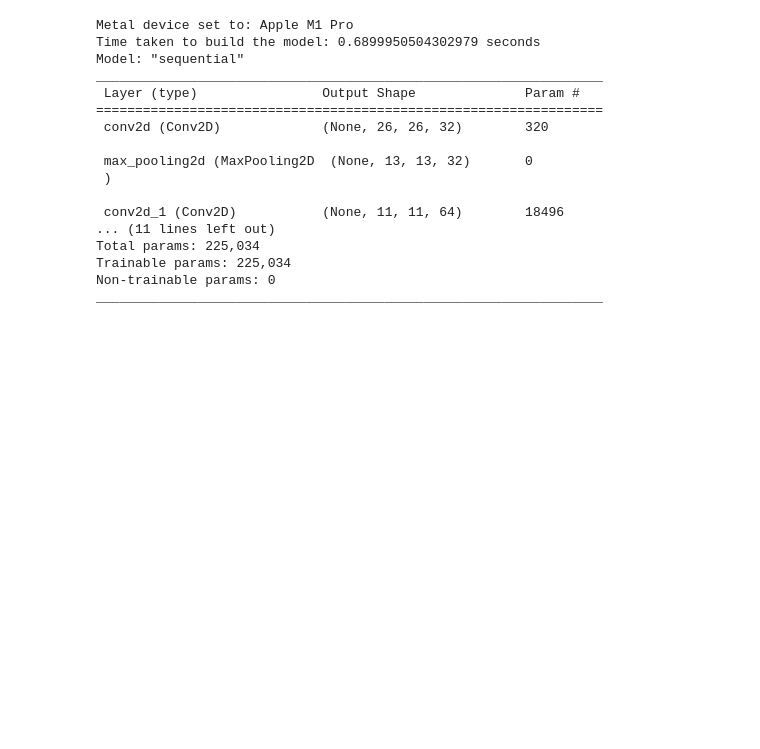
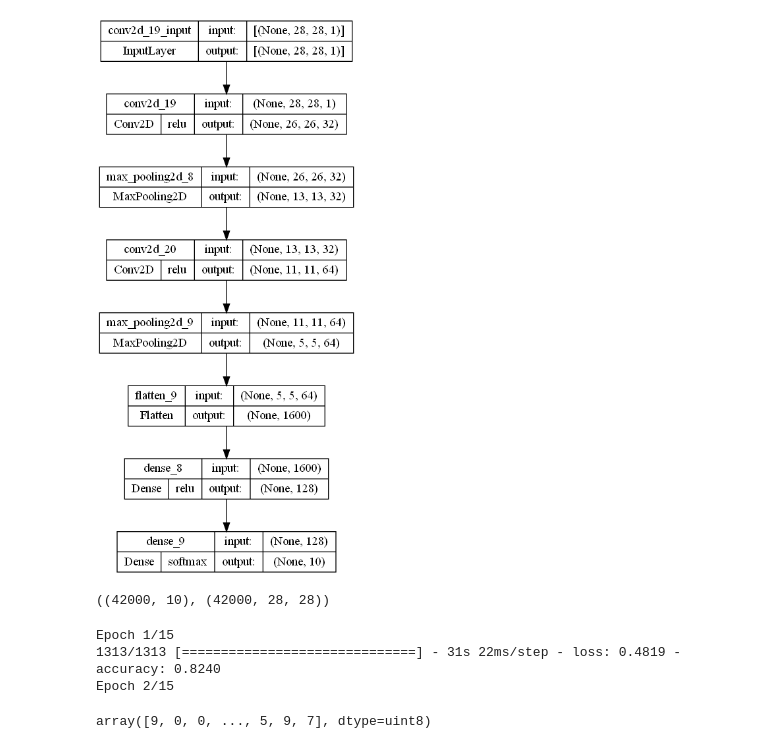
Before and after one commit to leonardocarboni/cv-carboni-bais, a Jupyter notebook: assignment4/cnn.ipynb, the cells around one changed output. Cells and saved outputs as stored; diff of their text form; code cells hidden in the pictures; blank space fills up the shorter version.

```diff
--- a/assignment4/cnn.ipynb
+++ b/assignment4/cnn.ipynb
@@ -6,5 +31,7 @@ from keras.models import Sequential
 # %%
-start_time = time()
+# Baseline model
+## input -> convolutional 32 -> Pooling -> Convolutional 64 -> Pooling -> Fully connected layer 128 -> output
+
 img_width = 28
 img_height = 28
 channels = 1
@@ -12,6 +39,8 @@ num_classes = 10
 
 # Initialize the model
 model = Sequential()
+
+# model.add(Flatten(input_shape=(28, 28)))
 
 # Add a convolutional layer with 32 kernels, 3x3 kernel size, and ReLU activation function
 model.add(Conv2D(32, (3, 3), activation='relu', input_shape=(img_width, img_height, channels)))
@@ -40,8 +69,7 @@ model.add(Dense(num_classes, activation='softmax'))
 # Compile the model with categorical cross-entropy loss function and Adam optimizer with a learning rate of 0.001
 model.compile(loss='categorical_crossentropy', optimizer='adam', metrics=['accuracy'])
 
-end_time = time()
-print("Time taken to build the model: {} seconds".format(end_time - start_time))
 # Print a summary of the model architecture
-model.summary()
+# model.summary()
+plot_model(model, show_shapes=True, show_layer_activations=True)
 # %% [output]
@@ -50,17 +76,16 @@ model.summary()
-Metal device set to: Apple M1 Pro
-Time taken to build the model: 0.6899950504302979 seconds
-Model: "sequential"
-_________________________________________________________________
- Layer (type)                Output Shape              Param #
-=================================================================
- conv2d (Conv2D)             (None, 26, 26, 32)        320
-
- max_pooling2d (MaxPooling2D  (None, 13, 13, 32)       0
- )
-
- conv2d_1 (Conv2D)           (None, 11, 11, 64)        18496
-... (11 lines left out)
-Total params: 225,034
-Trainable params: 225,034
-Non-trainable params: 0
-_________________________________________________________________
+[figure, added]
+# %%
+
+y_train.shape, x_train.shape
+# %% [output]
+((42000, 10), (42000, 28, 28))
+# %%
+model.fit(x_train, y_train, epochs=15)
+# %% [output]
+Epoch 1/15
+1313/1313 [==============================] - 31s 22ms/step - loss: 0.4819 - accuracy: 0.8240
+Epoch 2/15
+# %%
+y_train
+# %% [output]
+array([9, 0, 0, ..., 5, 9, 7], dtype=uint8)
```
Also changed, not shown: parts of 4 cells of this notebook, 1 other file.
